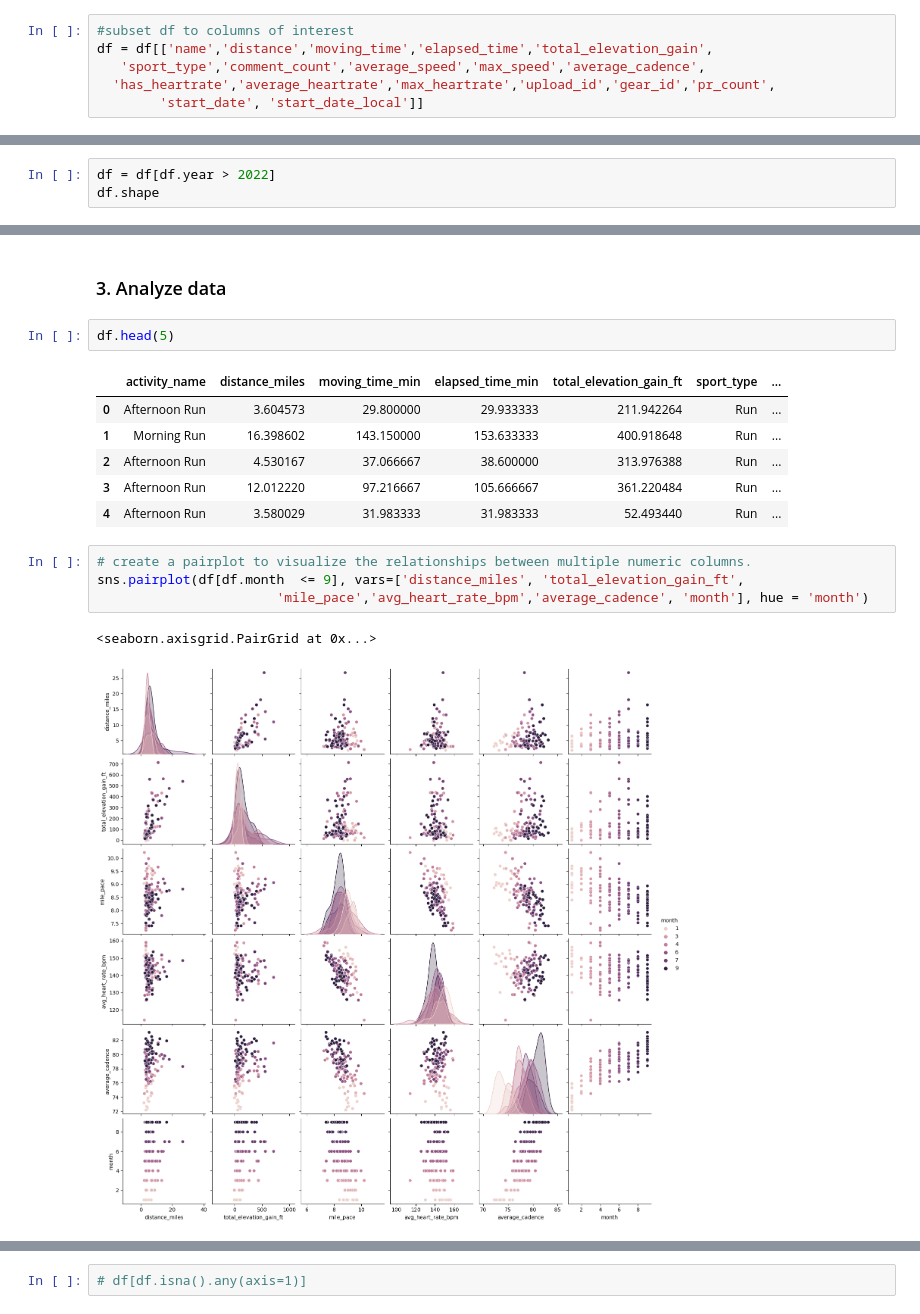
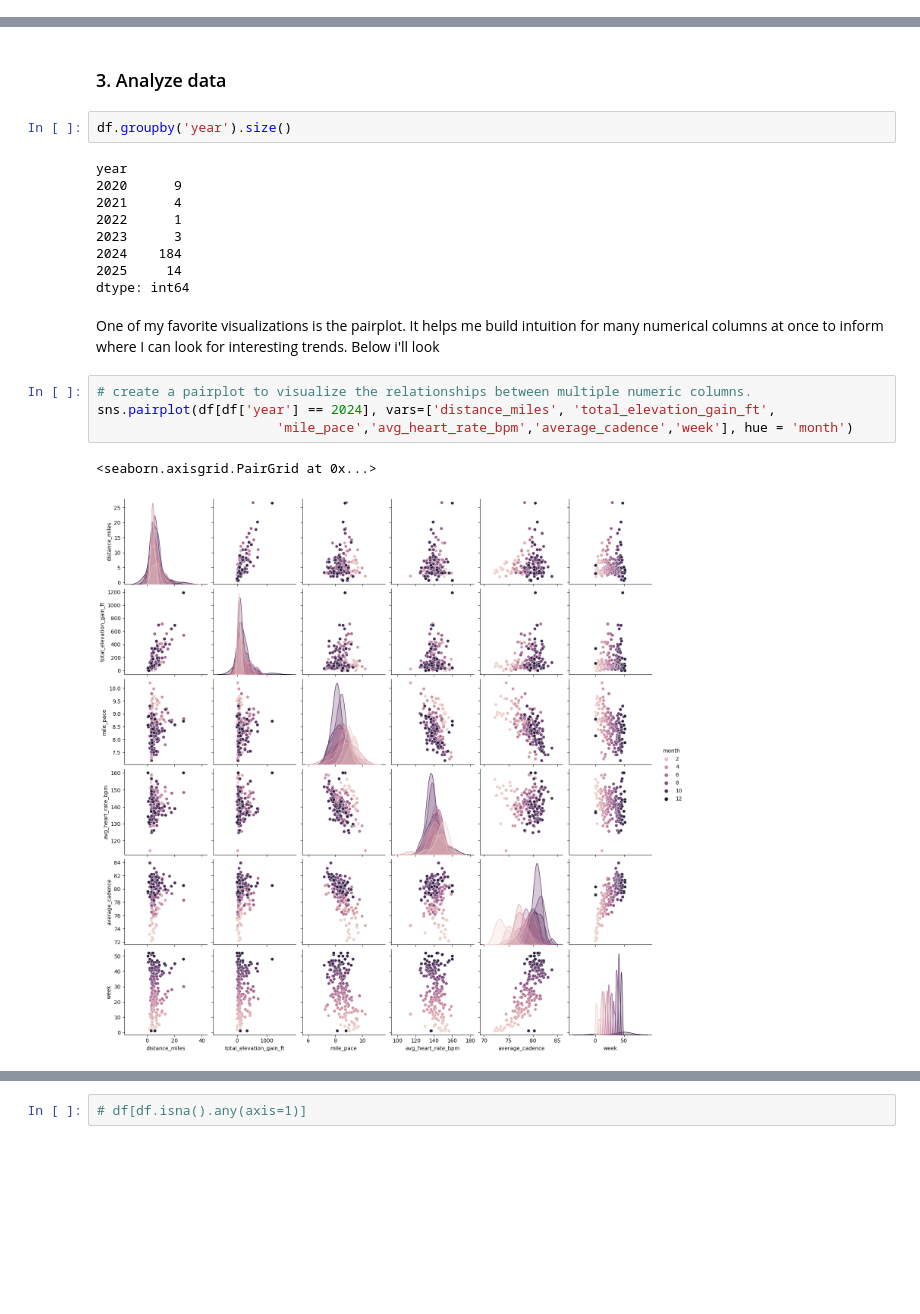
Before and after one commit to branbull/Strava_Analysis, a Jupyter notebook: Strava_Running_Analysis.ipynb, the cells around one changed output, grey strips where cells are left out. Drawn from its saved outputs; the diff is of its cells as text; blank space fills up the shorter version.

```diff
--- a/Strava_Running_Analysis.ipynb
+++ b/Strava_Running_Analysis.ipynb
@@ -82,8 +77,2 @@ Retrieved 639 activities.
 # %% [markdown]
 ### 2. Clean data
-# %%
-#subset df to columns of interest
-df = df[['name','distance','moving_time','elapsed_time','total_elevation_gain',
-   'sport_type','comment_count','average_speed','max_speed','average_cadence',
-  'has_heartrate','average_heartrate','max_heartrate','upload_id','gear_id','pr_count',
-        'start_date', 'start_date_local']]
@@ -196,3 +189,0 @@ dtype: int64
-# %%
-df = df[df.year > 2022]
-df.shape
@@ -221,18 +190,22 @@ dtype: object
 # %% [markdown]
 ### 3. Analyze data
-# %%
-df.head(5)
-# %% [output]
-|  | activity_name | distance_miles | moving_time_min | elapsed_time_min | total_elevation_gain_ft | sport_type | ... |
-| 0 | Afternoon Run | 3.604573 | 29.800000 | 29.933333 | 211.942264 | Run | ... |
-| 1 | Morning Run | 16.398602 | 143.150000 | 153.633333 | 400.918648 | Run | ... |
-| 2 | Afternoon Run | 4.530167 | 37.066667 | 38.600000 | 313.976388 | Run | ... |
-| 3 | Afternoon Run | 12.012220 | 97.216667 | 105.666667 | 361.220484 | Run | ... |
-| 4 | Afternoon Run | 3.580029 | 31.983333 | 31.983333 | 52.493440 | Run | ... |
+# %%
+df.groupby('year').size()
+# %% [output]
+year
+2020      9
+2021      4
+2022      1
+2023      3
+2024    184
+2025     14
+dtype: int64
+# %% [markdown]
+One of my favorite visualizations is the pairplot. It helps me build intuition for many numerical columns at once to inform where I can look for interesting trends. Below i'll look
 # %%
 # create a pairplot to visualize the relationships between multiple numeric columns.
-sns.pairplot(df[df.month  <= 9], vars=['distance_miles', 'total_elevation_gain_ft',
-                       'mile_pace','avg_heart_rate_bpm','average_cadence', 'month'], hue = 'month')
+sns.pairplot(df[df['year'] == 2024], vars=['distance_miles', 'total_elevation_gain_ft',
+                       'mile_pace','avg_heart_rate_bpm','average_cadence','week'], hue = 'month')
 # %% [output]
 <seaborn.axisgrid.PairGrid at 0x...>
-[figure, old version]
+[figure, new version]
```
Also changed, not shown: parts of 25 cells of this notebook.
